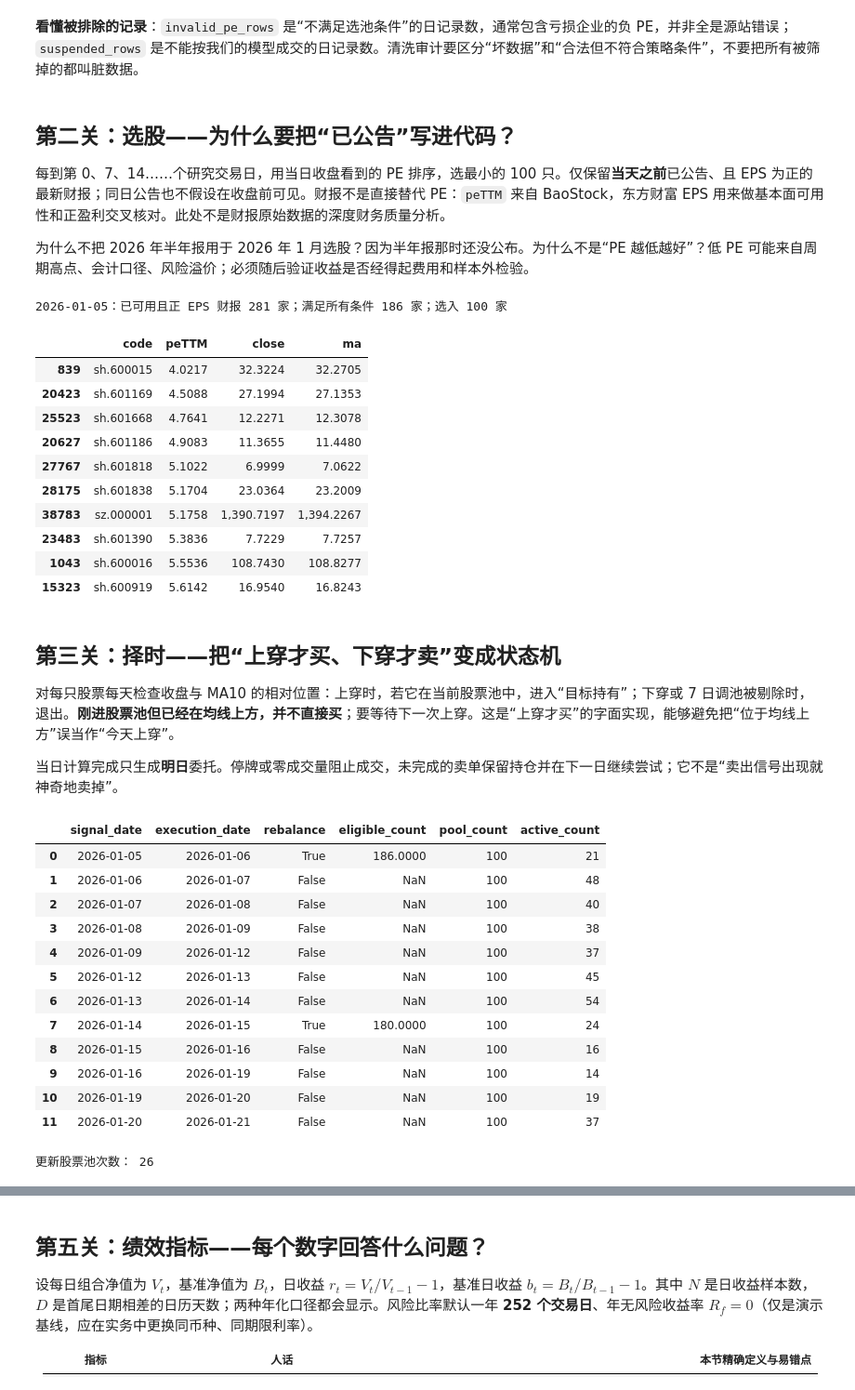
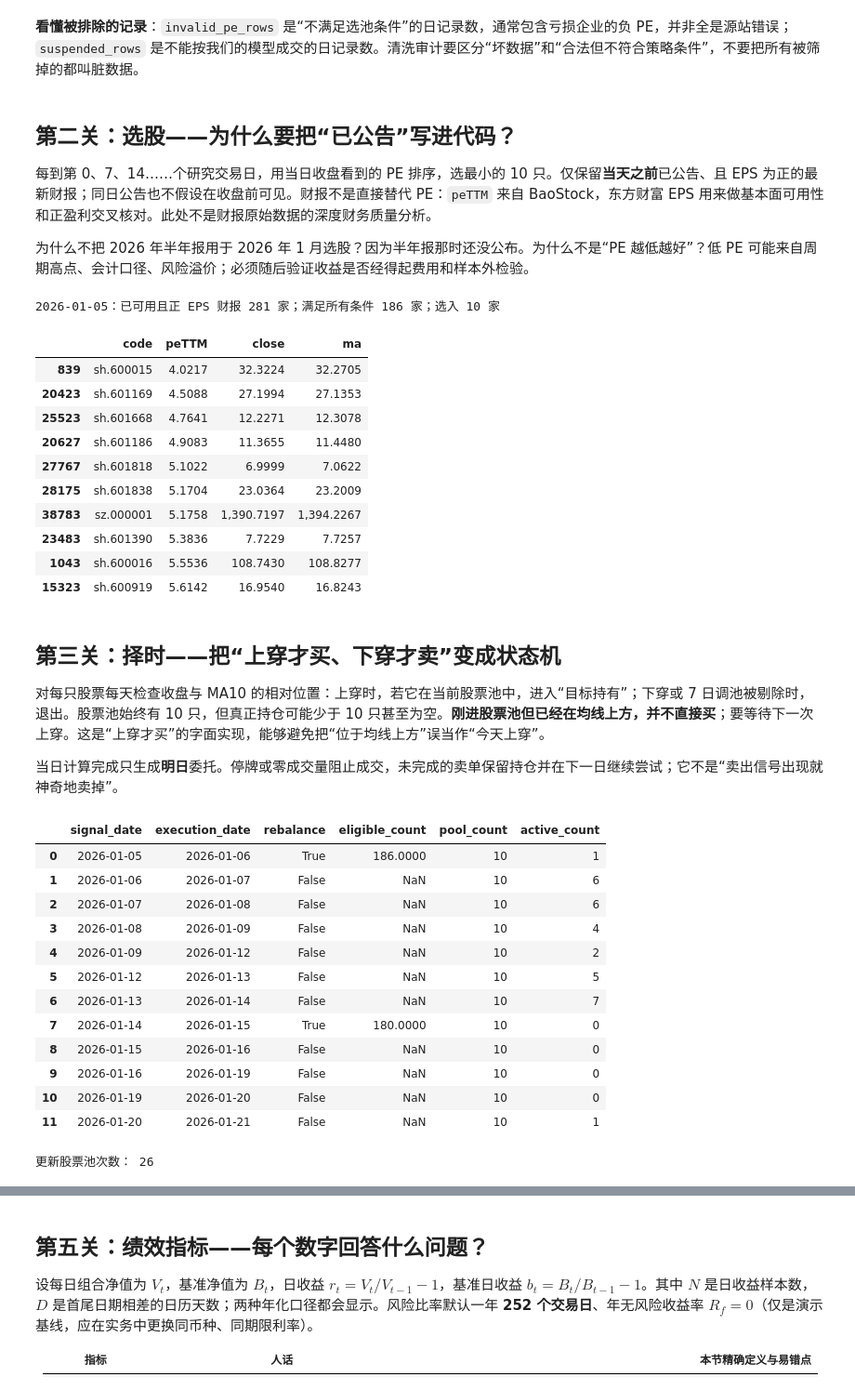
Before and after one commit to ZhengrongYue/MiniQuant, a Jupyter notebook: simple_framework.ipynb, the cells around one changed output, grey strips where cells are left out. Shown at 93% size. Cells and saved outputs as stored; diff of their text form; code cells hidden in the pictures.

Commit message:
Use ten-stock CSI 300 pool and refresh 2026 backtests

```diff
--- a/simple_framework.ipynb
+++ b/simple_framework.ipynb
@@ -131,7 +131,7 @@ display(reports[['code6','REPORTDATE','NOTICE_DATE','UPDATE_DATE','available_on'
 # %% [markdown]
 ## 第二关：选股——为什么要把“已公告”写进代码？
 
-每到第 0、7、14……个研究交易日，用当日收盘看到的 PE 排序，选最小的 100 只。仅保留**当天之前**已公告、且 EPS 为正的最新财报；同日公告也不假设在收盘前可见。财报不是直接替代 PE：`peTTM` 来自 BaoStock，东方财富 EPS 用来做基本面可用性和正盈利交叉核对。此处不是财报原始数据的深度财务质量分析。
+每到第 0、7、14……个研究交易日，用当日收盘看到的 PE 排序，选最小的 10 只。仅保留**当天之前**已公告、且 EPS 为正的最新财报；同日公告也不假设在收盘前可见。财报不是直接替代 PE：`peTTM` 来自 BaoStock，东方财富 EPS 用来做基本面可用性和正盈利交叉核对。此处不是财报原始数据的深度财务质量分析。
 
 为什么不把 2026 年半年报用于 2026 年 1 月选股？因为半年报那时还没公布。为什么不是“PE 越低越好”？低 PE 可能来自周期高点、会计口径、风险溢价；必须随后验证收益是否经得起费用和样本外检验。
 # %%
@@ -141,9 +141,9 @@ chosen, eligible = select_pool(bars.loc[bars.date.eq(example_day)], reports, exa
 print(f'{example_day.date()}：已可用且正 EPS 财报 {len(known)} 家；满足所有条件 {eligible} 家；选入 {len(chosen)} 家')
 sample = bars.loc[bars.date.eq(example_day) & bars.code.isin(chosen), ['code','peTTM','close','ma']]
 display(sample.sort_values('peTTM').head(10))
-assert len(chosen) == 100 and sample.peTTM.between(0,30,inclusive='neither').all()
+assert len(chosen) == 10 and sample.peTTM.between(0,30,inclusive='neither').all()
 # %% [output]
-2026-01-05：已可用且正 EPS 财报 281 家；满足所有条件 186 家；选入 100 家
+2026-01-05：已可用且正 EPS 财报 281 家；满足所有条件 186 家；选入 10 家
 |  | code | peTTM | close | ma |
 | 839 | sh.600015 | 4.0217 | 32.3224 | 32.2705 |
 | 20423 | sh.601169 | 4.5088 | 27.1994 | 27.1353 |
@@ -158,30 +158,30 @@ assert len(chosen) == 100 and sample.peTTM.between(0,30,inclusive='neither').all
 # %% [markdown]
 ## 第三关：择时——把“上穿才买、下穿才卖”变成状态机
 
-对每只股票每天检查收盘与 MA10 的相对位置：上穿时，若它在当前股票池中，进入“目标持有”；下穿或 7 日调池被剔除时，退出。**刚进股票池但已经在均线上方，并不直接买**；要等待下一次上穿。这是“上穿才买”的字面实现，能够避免把“位于均线上方”误当作“今天上穿”。
+对每只股票每天检查收盘与 MA10 的相对位置：上穿时，若它在当前股票池中，进入“目标持有”；下穿或 7 日调池被剔除时，退出。股票池始终有 10 只，但真正持仓可能少于 10 只甚至为空。**刚进股票池但已经在均线上方，并不直接买**；要等待下一次上穿。这是“上穿才买”的字面实现，能够避免把“位于均线上方”误当作“今天上穿”。
 
 当日计算完成只生成**明日**委托。停牌或零成交量阻止成交，未完成的卖单保留持仓并在下一日继续尝试；它不是“卖出信号出现就神奇地卖掉”。
 # %%
 decisions = build_decisions(bars, reports, benchmark, first='2026-01-05', every=7)
 display(decisions[['signal_date','execution_date','rebalance','eligible_count','pool_count','active_count']].head(12))
 print('更新股票池次数：', int(decisions.rebalance.sum()))
 assert (decisions.execution_date > decisions.signal_date).all()
-assert decisions.pool_count.le(100).all()
+assert decisions.pool_count.eq(10).all()
 assert all(x.issubset(y) for x,y in zip(decisions.active,decisions.pool))
 # %% [output]
 |  | signal_date | execution_date | rebalance | eligible_count | pool_count | active_count |
-| 0 | 2026-01-05 | 2026-01-06 | True | 186.0000 | 100 | 21 |
-| 1 | 2026-01-06 | 2026-01-07 | False | NaN | 100 | 48 |
-| 2 | 2026-01-07 | 2026-01-08 | False | NaN | 100 | 40 |
-| 3 | 2026-01-08 | 2026-01-09 | False | NaN | 100 | 38 |
-| 4 | 2026-01-09 | 2026-01-12 | False | NaN | 100 | 37 |
-| 5 | 2026-01-12 | 2026-01-13 | False | NaN | 100 | 45 |
-| 6 | 2026-01-13 | 2026-01-14 | False | NaN | 100 | 54 |
-| 7 | 2026-01-14 | 2026-01-15 | True | 180.0000 | 100 | 24 |
-| 8 | 2026-01-15 | 2026-01-16 | False | NaN | 100 | 16 |
-| 9 | 2026-01-16 | 2026-01-19 | False | NaN | 100 | 14 |
-| 10 | 2026-01-19 | 2026-01-20 | False | NaN | 100 | 19 |
-| 11 | 2026-01-20 | 2026-01-21 | False | NaN | 100 | 37 |
+| 0 | 2026-01-05 | 2026-01-06 | True | 186.0000 | 10 | 1 |
+| 1 | 2026-01-06 | 2026-01-07 | False | NaN | 10 | 6 |
+| 2 | 2026-01-07 | 2026-01-08 | False | NaN | 10 | 6 |
+| 3 | 2026-01-08 | 2026-01-09 | False | NaN | 10 | 4 |
+| 4 | 2026-01-09 | 2026-01-12 | False | NaN | 10 | 2 |
+| 5 | 2026-01-12 | 2026-01-13 | False | NaN | 10 | 5 |
+| 6 | 2026-01-13 | 2026-01-14 | False | NaN | 10 | 7 |
+| 7 | 2026-01-14 | 2026-01-15 | True | 180.0000 | 10 | 0 |
+| 8 | 2026-01-15 | 2026-01-16 | False | NaN | 10 | 0 |
+| 9 | 2026-01-16 | 2026-01-19 | False | NaN | 10 | 0 |
+| 10 | 2026-01-19 | 2026-01-20 | False | NaN | 10 | 0 |
+| 11 | 2026-01-20 | 2026-01-21 | False | NaN | 10 | 1 |
 更新股票池次数： 26
 # %% [markdown]
 ## 第四关：成交模拟——价格、份额、成本都要说明
```
Also changed, not shown: parts of 11 cells of this notebook, 3 other files.
